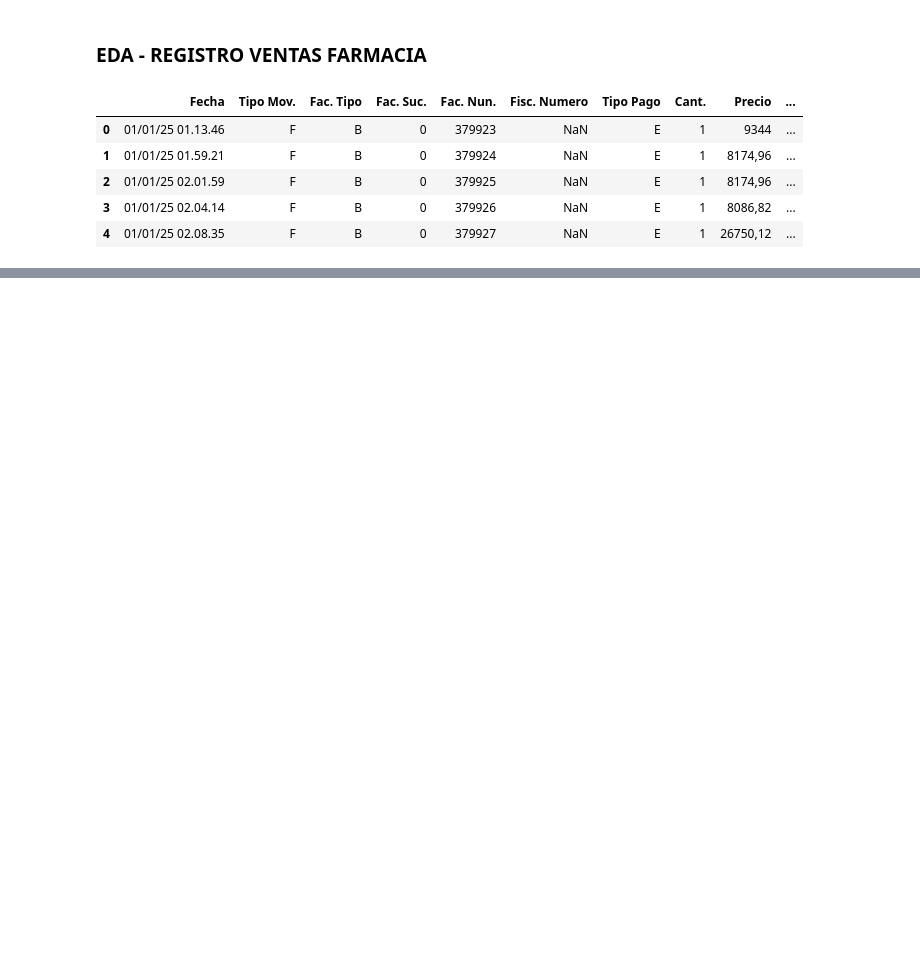
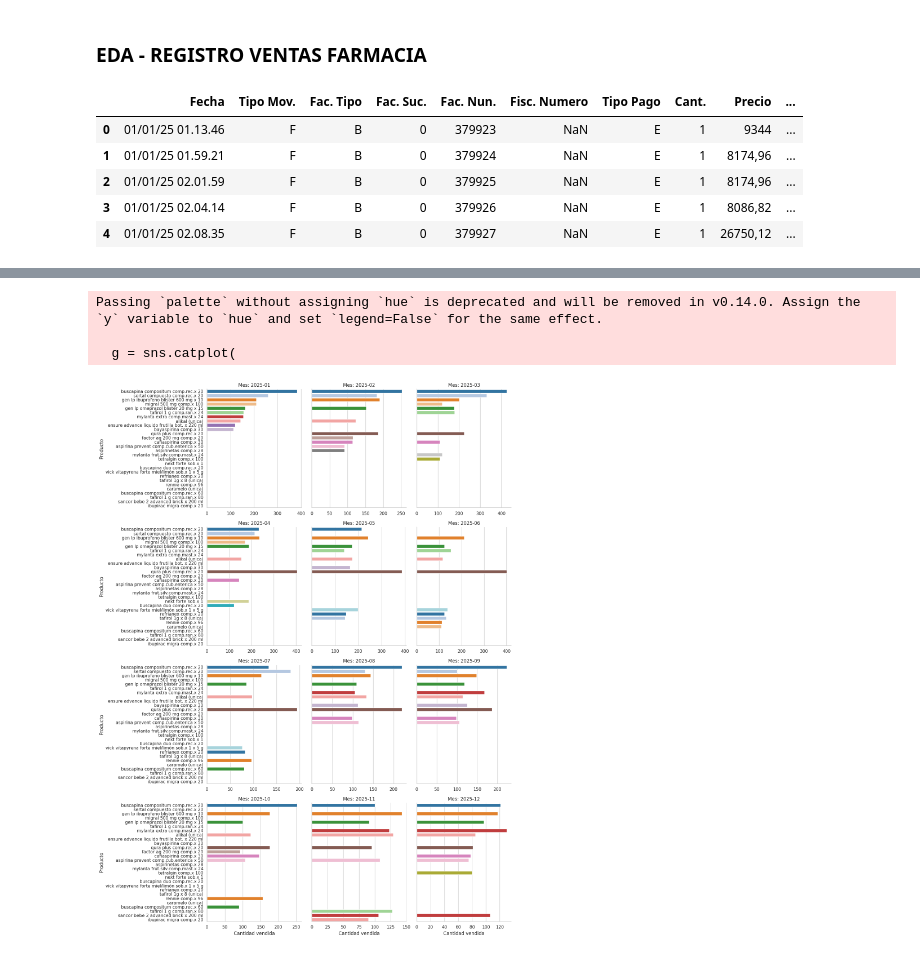
Before and after one commit to 4GeeksAcademy/sp-ml-20-final-project-g2, a Jupyter notebook: src/eda-guillermo.ipynb, the cells around one changed output, grey strips where cells are left out. Cells and saved outputs as stored; diff of their text form; code cells hidden in the pictures; blank space fills up the shorter version.

```diff
--- a/src/eda-guillermo.ipynb
+++ b/src/eda-guillermo.ipynb
@@ -14,0 +318,26 @@ df.head()
+# %%
+import pandas as pd
+
+# Asegurarte de que las columnas estén limpias
+df['Producto'] = df['Producto'].str.strip().str.lower()
+df['Mes'] = df['Fecha'].dt.to_period('M')  # columna Mes ya creada
+
+# 1️⃣ Agrupar por Mes y Producto, sumar cantidad
+ventas = (
+    df.groupby(['Mes', 'Producto'], as_index=False)['Cant.'].sum()
+)
+
+# 2️⃣ Calcular ranking por mes
+ventas['rank'] = ventas.groupby('Mes')['Cant.'].rank(
+    method='first',  # en caso de empate, asigna orden según aparición
+    ascending=False  # más ventas → rank 1
+)
+
+# 3️⃣ Filtrar top 100 por mes
+top_100_por_mes = ventas[ventas['rank'] <= 100].sort_values(['Mes', 'rank'])
+
+# 4️⃣ Reset index para limpiar el DataFrame
+top_100_por_mes = top_100_por_mes.reset_index(drop=True)
+
+# ✅ Mostrar ejemplo
+print(top_100_por_mes.head(20))
@@ -14,0 +395,21 @@ df.head()
+# %%
+g = sns.catplot(
+    data=top_10_por_mes,
+    x='Cant.',
+    y='Producto',
+    col='Mes',
+    kind='bar',
+    col_wrap=3,
+    height=5,
+    sharex=False,
+    palette="tab20"
+)
+g.set_titles("Mes: {col_name}")
+g.set_axis_labels("Cantidad vendida", "Producto")
+plt.tight_layout()
+plt.show()
+# %% [output]
+Passing `palette` without assigning `hue` is deprecated and will be removed in v0.14.0. Assign the `y` variable to `hue` and set `legend=False` for the same effect.
+
+  g = sns.catplot(
+[figure, added]
```
Also changed, not shown: parts of 42 cells of this notebook.
